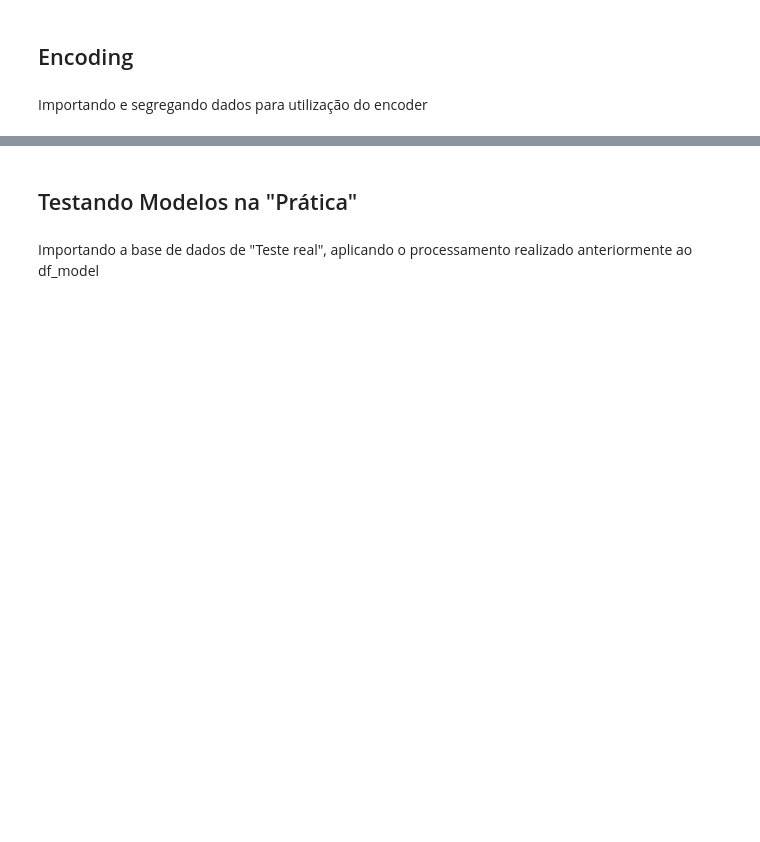
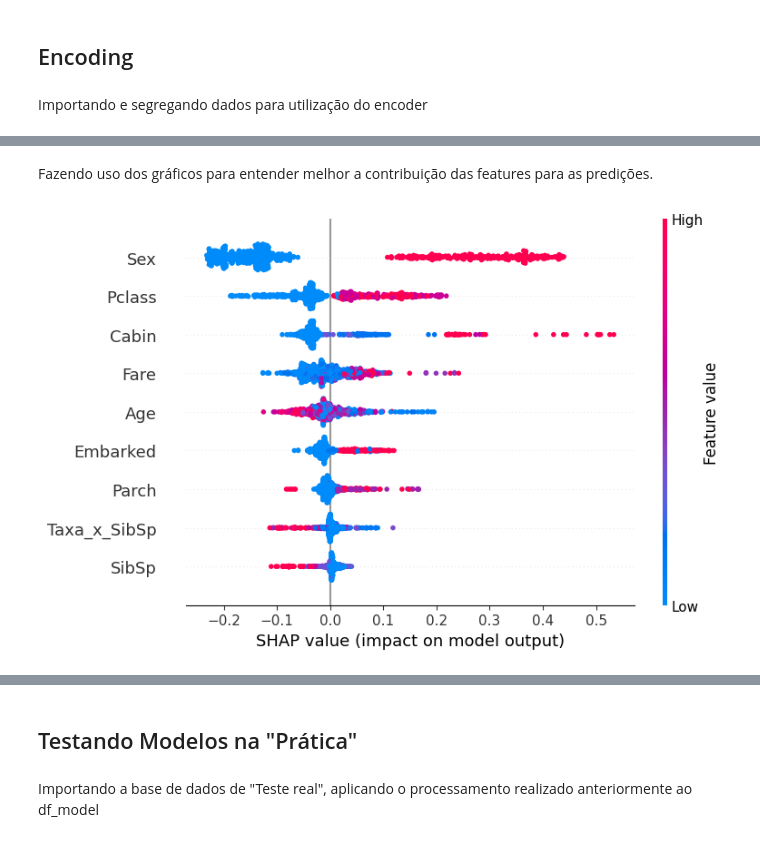
Before and after one commit to LSouzaCosta/DataScience, a Jupyter notebook: Titanic/03_Modeling.ipynb, the cells around one changed output, grey strips where cells are left out. Drawn from its saved outputs; the diff is of its cells as text; code cells hidden in the pictures; blank space fills up the shorter version.

```diff
--- a/Titanic/03_Modeling.ipynb
+++ b/Titanic/03_Modeling.ipynb
@@ -117,0 +282,14 @@ Regressão Logística ROC-AUC: 0.8699
+# %%
+from sklearn.feature_selection import RFECV
+
+X_rfecv = X_train[col_modelo]
+
+rfecv = RFECV(
+    estimator=modelo_selecionado,
+    step=1,
+    cv=5,
+    scoring='roc_auc',
+    n_jobs=-1
+)
+
+rfecv.fit(X_rfecv, y_train)
@@ -117,0 +451,8 @@ Regressão Logística ROC-AUC: 0.8699
+# %%
+# Importando o método SHAP para explicar as previsões realizadas pelo modelo final RandomForest
+import shap
+# Criando um objeto SHAP para o modelo final RandomForest
+explainer = shap.Explainer(modelo_final) # Explainer pois apesar de estarmos utilizando um modelo baseado em árvores (RandomForest), o SHAP agora recomenda o uso do Explainer (mais versátil)
+
+# Calculando os valores SHAP para os dados de treino para entender a importância de cada feature nas previsões do modelo de forma geral
+shap_values = explainer(X_train)
@@ -117,0 +463,6 @@ Regressão Logística ROC-AUC: 0.8699
+# %% [markdown]
+Fazendo uso dos gráficos para entender melhor a contribuição das features para as predições.
+# %%
+shap.summary_plot(shap_values[:, :, 1], X_train)#, plot_type='bar') # Criando gráfico Summary PLot para visualizar comportamento geral das features
+# %% [output]
+[figure, added]
```
Also changed, not shown: parts of 65 cells of this notebook, 11 other files.
